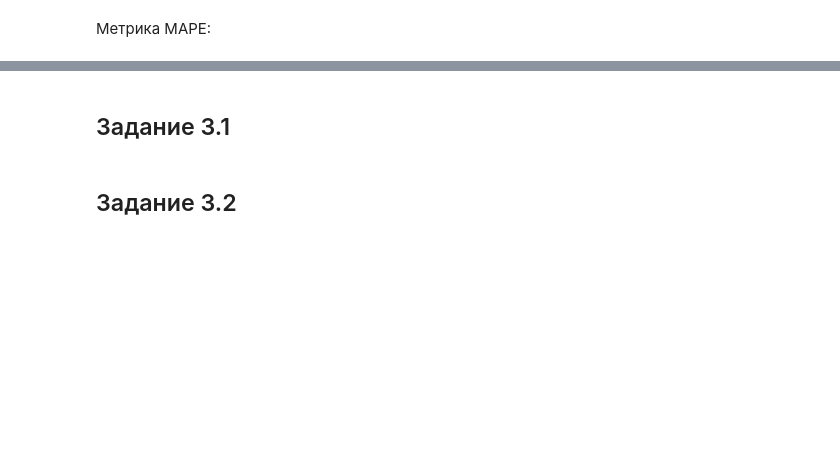
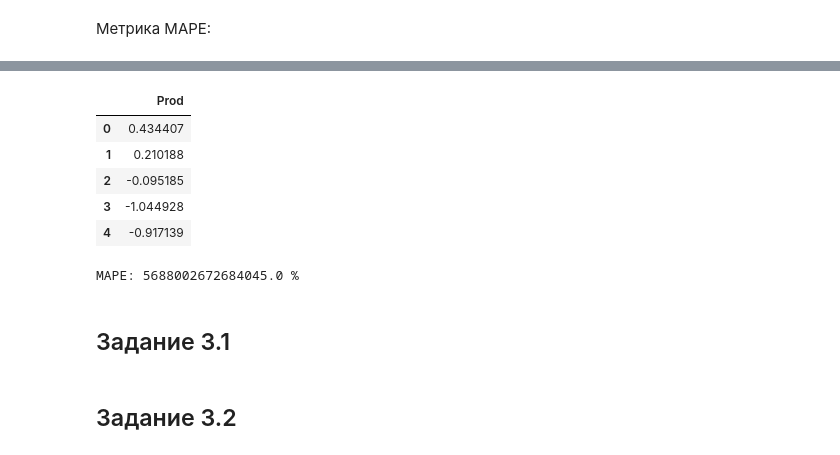
Before and after one commit to Ruugiko/SF_DS, a Jupyter notebook: Skillfactory/Математика/Khvan.ipynb, the cells around one changed output, grey strips where cells are left out. Drawn from its saved outputs; the diff is of its cells as text; code cells hidden in the pictures; blank space fills up the shorter version.

```diff
--- a/Skillfactory/Математика/Khvan.ipynb
+++ b/Skillfactory/Математика/Khvan.ipynb
@@ -43,7 +207,23 @@ data.head()
 # %%
 #Постройте линейную регрессию на обновлённых после удаления факторов данных по методу наименьших квадратов.
+x1 = np.column_stack((np.ones(M_corr.shape[0]), M_corr.drop('Prod', axis=1)))
+y1 = M_corr[['Prod']]
+w_hat1 = np.linalg.inv(x1.T@x1)@x1.T@y1
+w_hat1
+# %% [output]
+|  | Prod |
+| 0 | 0.434407 |
+| 1 | 0.210188 |
+| 2 | -0.095185 |
+| 3 | -1.044928 |
+| 4 | -0.917139 |
 # %%
 # Сделайте прогноз для всего обучающего набора данных и рассчитайте метрику MAPE (Mean Absolute Percentage Error).
+y_pred1 = x1 @ w_hat1.values
+
+print(f'MAPE: {(mean_absolute_percentage_error(y1, y_pred1)*100).round(1)} %')
+# %% [output]
+MAPE: 5688002672684045.0 %
 # %% [markdown]
 ## Задание 3.1
 # %%
```
Also changed, not shown: parts of 26 cells of this notebook.
